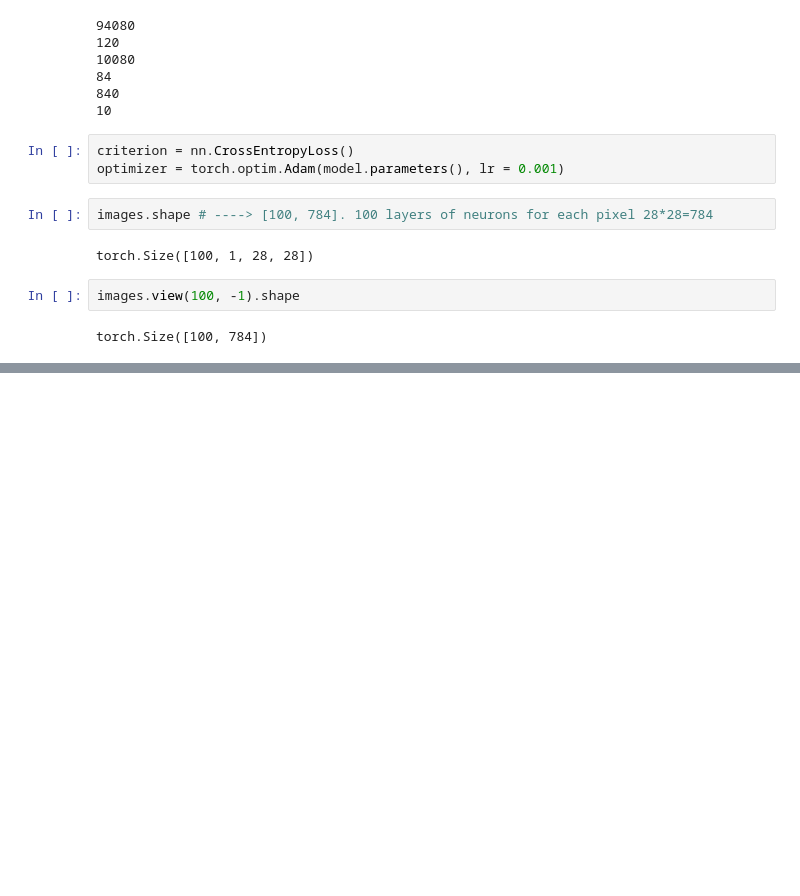
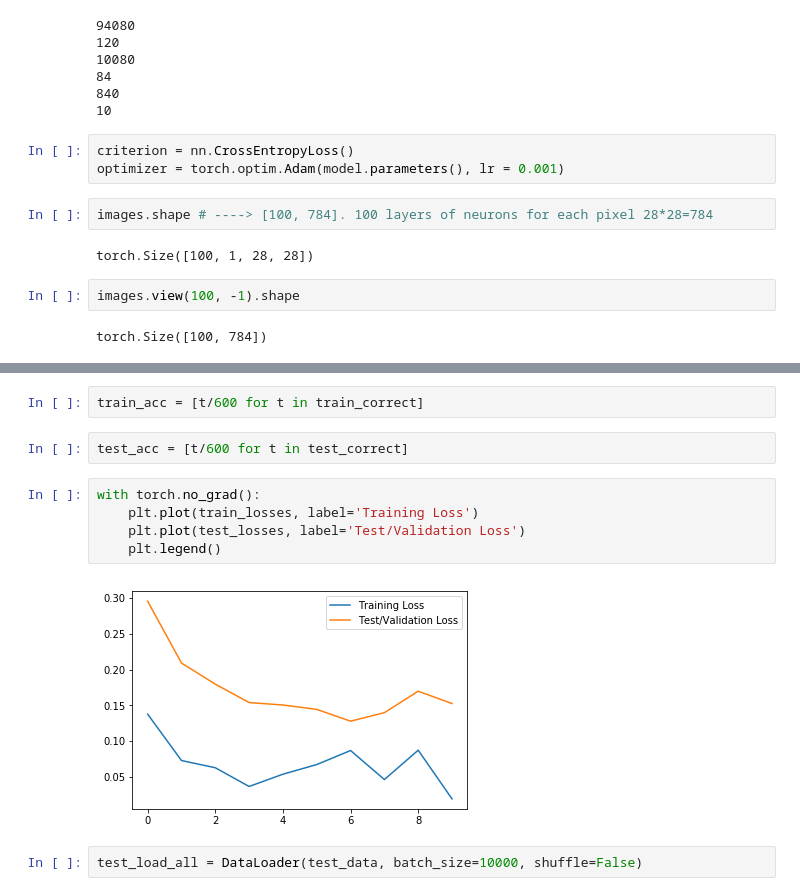
Before and after one commit to JesseGuerrero/NeuralNetworksUdemyWeightLift, a Jupyter notebook: main.ipynb, the cells around one changed output, grey strips where cells are left out. Cells and saved outputs as stored; diff of their text form; blank space fills up the shorter version.

```diff
--- a/main.ipynb
+++ b/main.ipynb
@@ -205,0 +206,13 @@ Duration: 80.6947135925293 mins
+# %%
+train_acc = [t/600 for t in train_correct]
+# %%
+test_acc = [t/600 for t in test_correct]
+# %%
+with torch.no_grad():
+    plt.plot(train_losses, label='Training Loss')
+    plt.plot(test_losses, label='Test/Validation Loss')
+    plt.legend()
+# %% [output]
+[figure, added]
+# %%
+test_load_all = DataLoader(test_data, batch_size=10000, shuffle=False)
```
Also changed, not shown: parts of 4 cells of this notebook, 1 other file.
